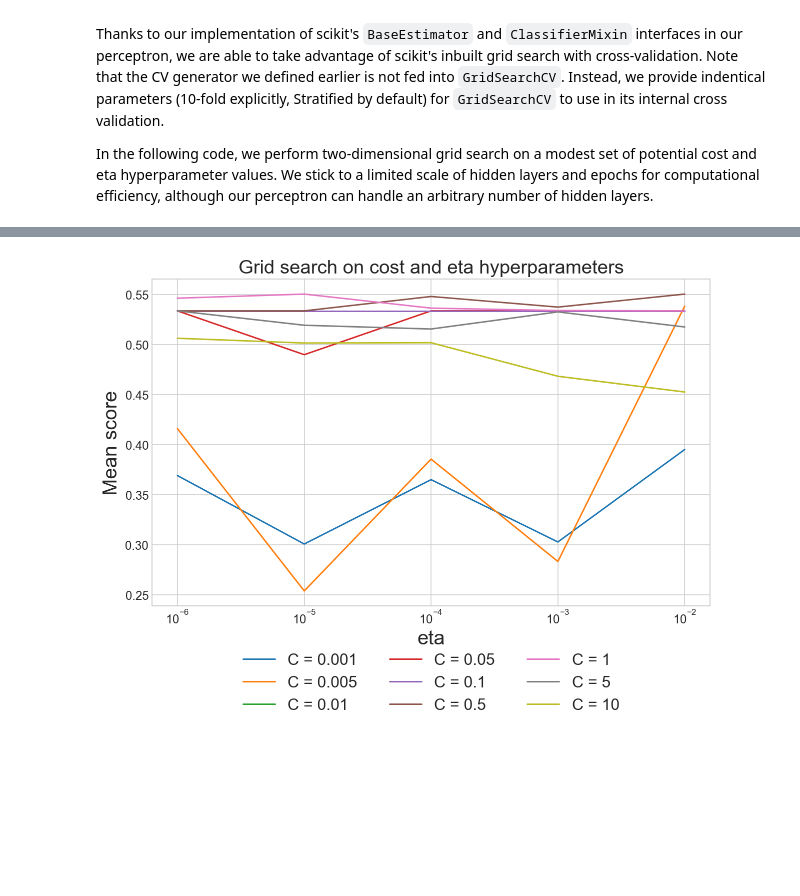
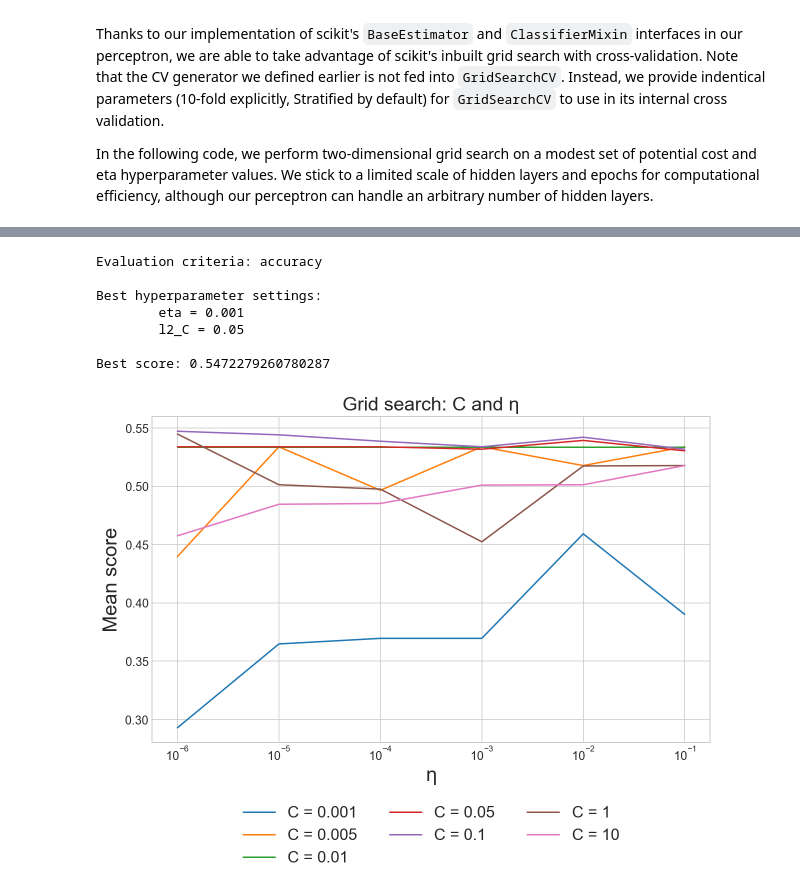
Before and after one commit to SMU-ML-2017/Project5, a Jupyter notebook: Project5.ipynb, the cells around one changed output, grey strips where cells are left out. Saved outputs shown, nothing was run; the diff lists cells and outputs as text; code cells hidden in the pictures; blank space fills up the shorter version.

```diff
--- a/Project5.ipynb
+++ b/Project5.ipynb
@@ -545,12 +545,12 @@ nn = MultiLayerPerceptron(
     minibatches=50, # minibatch size
     shuffle=True,
     activation_function='sigmoid',
-    cost_function='cross_entropy'
+    cost_function='least_squares'
 )
 
 costs = [0.001, 0.005, 0.01, 0.05, 0.1, 1, 10]
-etas  = [0.000001, 0.00005, 0.00001, 0.00005, 0.0001, 0.0005,
-         0.001, 0.005, 0.01, 0.05, 0.1]
+etas  = [0.000001, 0.00001, 0.0001,
+         0.001, 0.01, 0.1]
 
 param_grid = {
     'l2_C': costs,
@@ -564,21 +565,32 @@ KeyboardInterrupt:
 # %%
 # [CITE] https://stackoverflow.com/a/37163377
 # "How to graph grid scores from GridSearchCV?"
 
 scores = gs.cv_results_['mean_test_score']
 scores = scores.reshape([*map(len, param_grid.values())])
 
 # plot a line for each cost
 # x-axis is eta range, y-axis is score
 for index, cost in enumerate(costs):
     plt.semilogx(etas, scores[index], label=f'C = {cost}')
 plt.legend(
     loc='upper center',
-    bbox_to_anchor=(0.5, -0.1),
+    bbox_to_anchor=(0.5, -0.15),
     ncol=3
 )
-plt.xlabel('eta')
+plt.xlabel('η')
 plt.ylabel('Mean score')
-plt.title('Grid search on cost and eta hyperparameters');
+plt.title('Grid search: C and η');
+
+print('\nEvaluation criteria: accuracy')
+print('\nBest hyperparameter settings:',*[f'\t{k} = {v}' for k,v in gs.best_params_.items()],sep='\n')
+print(f'\nBest score: {gs.best_score_}\n')
 # %% [output]
+Evaluation criteria: accuracy
+
+Best hyperparameter settings:
+        eta = 0.001
+        l2_C = 0.05
+
+Best score: 0.5472279260780287
-[figure, old version]
+[figure, new version]
```
Also changed, not shown: parts of 17 cells of this notebook.
